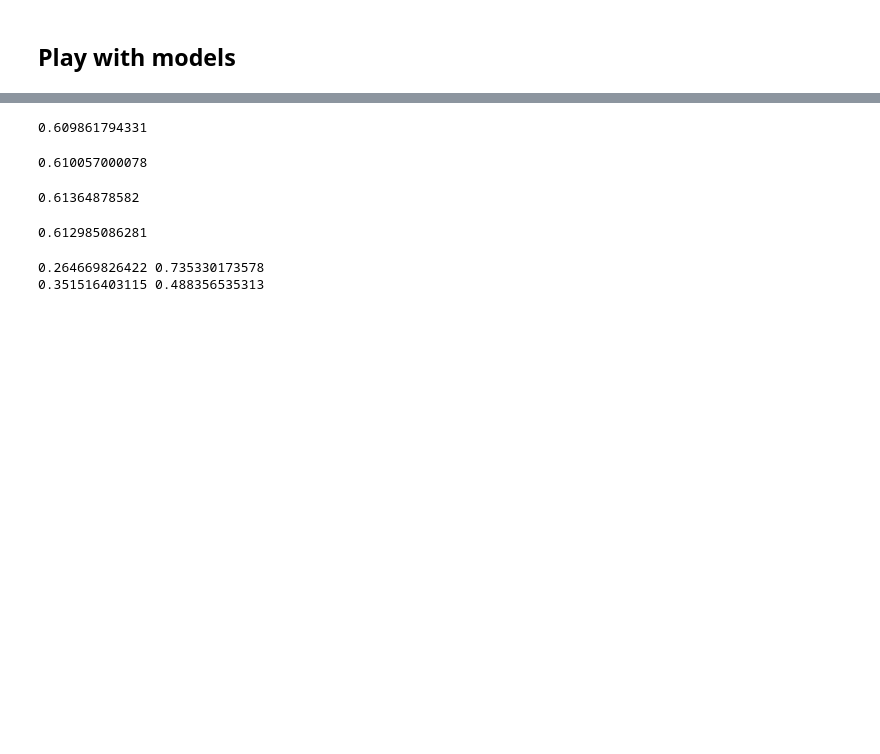
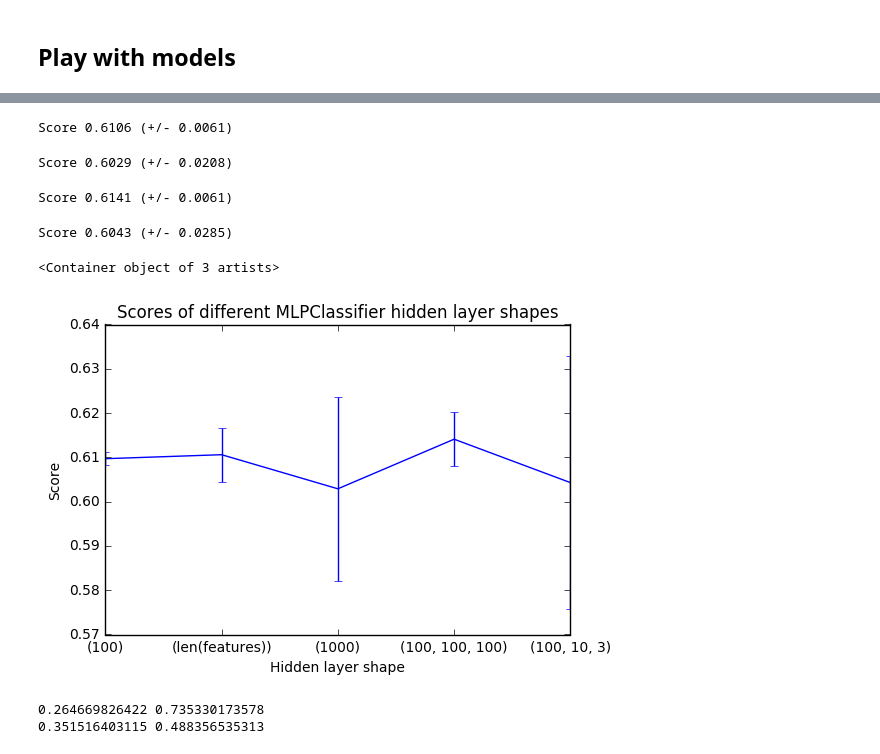
Before and after one commit to erikreppel/seng474-nba-shots, a Jupyter notebook: erik.ipynb, the cells around one changed output, grey strips where cells are left out. Cells and saved outputs as stored; diff of their text form; code cells hidden in the pictures; blank space fills up the shorter version.

Commit message:
Add plot

```diff
--- a/erik.ipynb
+++ b/erik.ipynb
@@ -85,27 +80,44 @@ array([ 0.61724057,  0.61708441,  0.61009604,  0.60826111,  0.61140827])
 # %%
 clf = MLPClassifier(hidden_layer_sizes=(len(features)), activation='logistic')
-clf.fit(X_train, y_train)
-print clf.score(X_test, y_test)
+print "Score %.4f (+/- %.4f)" % utils.get_cross_validated_score(df[features], df[target], clf)
 # %% [output]
-0.609861794331
+Score 0.6106 (+/- 0.0061)
-# %%
-clf = MLPClassifier(hidden_layer_sizes=(1000), activation='logistic')
-clf.fit(X_train, y_train)
-print clf.score(X_test, y_test)
-# %% [output]
-0.610057000078
+# %%
+clf = MLPClassifier(hidden_layer_sizes=(1000), activation='logistic')
+print "Score %.4f (+/- %.4f)" % utils.get_cross_validated_score(df[features], df[target], clf)
+# %% [output]
+Score 0.6029 (+/- 0.0208)
 # %%
 clf = MLPClassifier(hidden_layer_sizes=(100, 100, 100), activation='logistic')
-clf.fit(X_train, y_train)
-print clf.score(X_test, y_test)
+print "Score %.4f (+/- %.4f)" % utils.get_cross_validated_score(df[features], df[target], clf)
 # %% [output]
-0.61364878582
+Score 0.6141 (+/- 0.0061)
 # %%
 clf = MLPClassifier(hidden_layer_sizes=(100, 10, 3), activation='logistic')
-clf.fit(X_train, y_train)
-print clf.score(X_test, y_test)
+print "Score %.4f (+/- %.4f)" % utils.get_cross_validated_score(df[features], df[target], clf)
 # %% [output]
-0.612985086281
+Score 0.6043 (+/- 0.0285)
+# %%
+results = np.array([0.6097, 0.6106, 0.6029, 0.6141, 0.6043])
+error = np.array([0.0014, .0061, .0208, .0061, 0.0285])
+lower = results - error
+upper = results + error
+x = range(len(results))
+
+labels = ["(100)", "(len(features))", "(1000)", "(100, 100, 100)", "(100, 10, 3)"]
+
+fig = plt.figure()
+ax = fig.add_subplot(111)
+plt.xticks(x, labels)
+ax.set_title("Scores of different MLPClassifier hidden layer shapes")
+ax.set_xlabel("Hidden layer shape")
+ax.set_ylabel("Score")
+plt.errorbar(x, results, yerr=error)
+
+# print upper, lower
+# %% [output]
+<Container object of 3 artists>
+[figure, added]
 # %%
 df_3pts = df[df['PTS_TYPE'] == 3.0]
 df_2pts = df[df['PTS_TYPE'] == 2.0]
```
Also changed, not shown: parts of 5 cells of this notebook.
